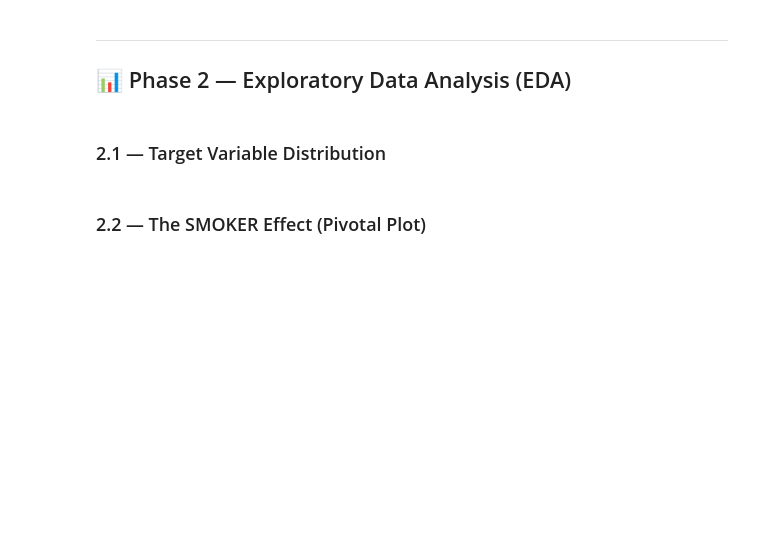
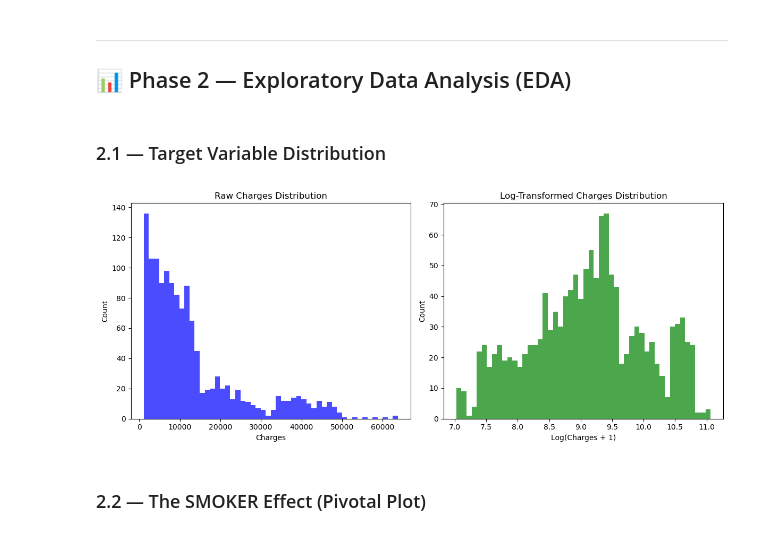
Before and after one commit to sufyan1105/Medical-Insurance-Cost-Prediction, a Jupyter notebook: medical_insurance_cost_predictor.ipynb, the cells around one changed output. Saved outputs shown, nothing was run; the diff lists cells and outputs as text; code cells hidden in the pictures; blank space fills up the shorter version.

```diff
--- a/medical_insurance_cost_predictor.ipynb
+++ b/medical_insurance_cost_predictor.ipynb
@@ -113,25 +113,21 @@ dtype: int64
 # %% [markdown]
 ### 2.1 — Target Variable Distribution
 # %%
-# GOAL: two histograms side by side — raw `charges` on the left, and the
-#       log-transformed version of `charges` on the right.
-#
-# HINTS
-#   - plt.subplots(1, 2, ...) gives you a figure and an array of two axes; draw
-#     one histogram on each. Use plenty of bins (40–50) or you'll smooth away
-#     the very thing you're looking for.
-#   - For the log version, use the numpy log function that adds 1 first. Why that
-#     one and not plain log? Think about what happens to a value of 0.
-#   - Always label axes and title each subplot. A plot you can't read six weeks
-#     from now taught you nothing.
-#
-# ASK YOURSELF
-#   - Is the raw distribution symmetric, or does it have a long tail to the right?
-#   - How many peaks (humps) do you count in the raw histogram? A single peak
-#     means one underlying population; more than one means the data is really
-#     a mixture of groups — and section 2.2 will tell you which grouping.
-#   - Does the log transform make it look more bell-shaped? Note your answer;
-#     it's the input to your decision in 3.5.
+fig , axes = plt.subplots(1, 2, figsize=(12, 5))
+axes[0].hist(df[TARGET], bins=50, color='blue', alpha=0.7)
+axes[0].set_title('Raw Charges Distribution')
+axes[0].set_xlabel('Charges')
+axes[0].set_ylabel('Count')
+
+axes[1].hist(np.log1p(df[TARGET]), bins=50, color='green', alpha=0.7)
+axes[1].set_title('Log-Transformed Charges Distribution')
+axes[1].set_xlabel('Log(Charges + 1)')
+axes[1].set_ylabel('Count')
+
+plt.tight_layout()
+plt.show()
+# %% [output]
+[figure, added]
 # %% [markdown]
 ### 2.2 — The SMOKER Effect (Pivotal Plot)
 # %%
```
